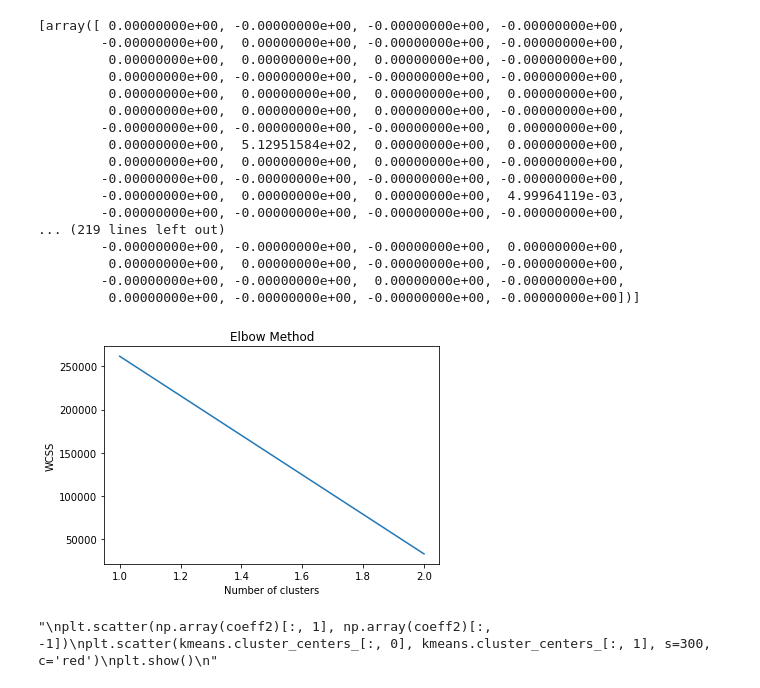
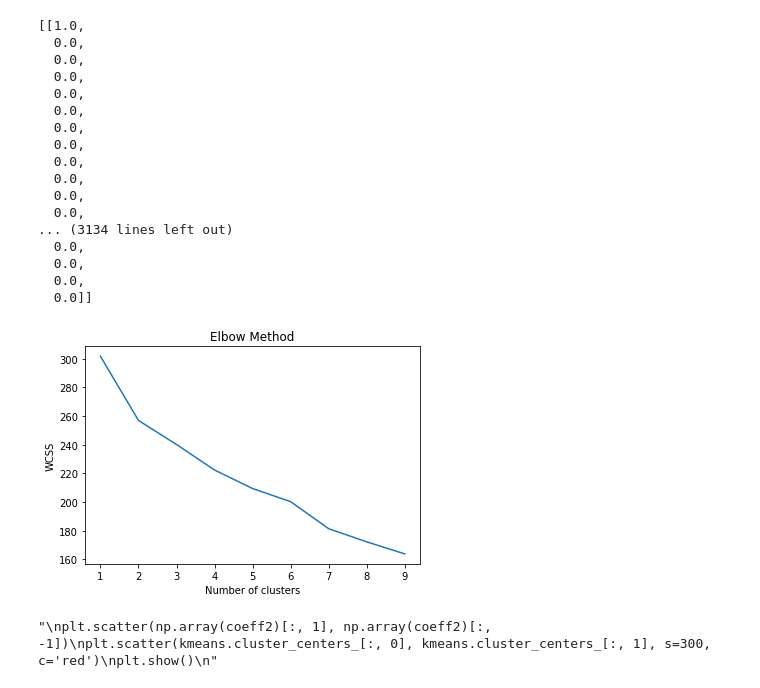
Before and after one commit to metehangelgi/indr491, a Jupyter notebook: dataProcess/lasso_singular_lag_last.ipynb, the cells around one changed output. Saved outputs shown, nothing was run; the diff lists cells and outputs as text; code cells hidden in the pictures.

```diff
--- a/dataProcess/lasso_singular_lag_last.ipynb
+++ b/dataProcess/lasso_singular_lag_last.ipynb
@@ -87,0 +108,7 @@ def regression(metrics, X_train, y_train, X_test, y_test):
+# %%
+salesID=[]
+for prodId in data["product_id"].unique():
+    prodData=data[data.product_id==int(prodId)]
+    salesID.append(np.mean(prodData['sales']))
+
+len([i for i in salesID if i > 20])
@@ -134,7 +187,11 @@ def manipulation_and_search(data, max_lag = 7, num_prod = numberofProducts):
 # %%
+col_names = []
+prodIds=[]
+Xs=[]
+Ys=[]
 import time
 start = time.perf_counter()
-metrics, X_train, y_train, X_test, y_test = manipulation_and_search(data)
+metrics, X_train, y_train, X_test, y_test, Xs, Ys = manipulation_and_search(data)
 end = time.perf_counter()
 print("It took ", (end-start)/60)
 # %% [output]
@@ -196,41 +235,58 @@ for i in range(numberofProducts):
 # %%
 #metric extraction
 coefficients = []
+index=0
+#prods=data["product_id"].unique()
+#prodIds
 for metric in metrics:
-    coefficients.append(metric[1])
+    Precoeffs= metric[1]
+    prodID=prodIds[index]
+    Postcoeffs=[f"{prodID}"]
+    for Precoeff in Precoeffs:
+        if Precoeff!=0.0:
+            Postcoeffs.append(1.0)
+        else:
+            Postcoeffs.append(0.0)
+    coefficients.append(Postcoeffs)
+    index+=1
 coeff2 = coefficients[:]
 # %%
-coeff2
+coeff3=[]
+prodsID=[]
+for co in coeff2:
+    coeff3.append(co[1:])
+    prodsID.append(co[0])
+coeff3
 # %% [output]
-[array([ 0.00000000e+00, -0.00000000e+00, -0.00000000e+00, -0.00000000e+00,
-        -0.00000000e+00,  0.00000000e+00, -0.00000000e+00, -0.00000000e+00,
-         0.00000000e+00,  0.00000000e+00,  0.00000000e+00, -0.00000000e+00,
-         0.00000000e+00, -0.00000000e+00, -0.00000000e+00, -0.00000000e+00,
-         0.00000000e+00,  0.00000000e+00,  0.00000000e+00,  0.00000000e+00,
-         0.00000000e+00,  0.00000000e+00,  0.00000000e+00, -0.00000000e+00,
-        -0.00000000e+00, -0.00000000e+00, -0.00000000e+00,  0.00000000e+00,
-         0.00000000e+00,  5.12951584e+02,  0.00000000e+00,  0.00000000e+00,
-         0.00000000e+00,  0.00000000e+00,  0.00000000e+00, -0.00000000e+00,
-        -0.00000000e+00, -0.00000000e+00, -0.00000000e+00, -0.00000000e+00,
-        -0.00000000e+00,  0.00000000e+00,  0.00000000e+00,  4.99964119e-03,
-        -0.00000000e+00, -0.00000000e+00, -0.00000000e+00, -0.00000000e+00,
-... (219 lines left out)
-        -0.00000000e+00, -0.00000000e+00, -0.00000000e+00,  0.00000000e+00,
-         0.00000000e+00,  0.00000000e+00, -0.00000000e+00, -0.00000000e+00,
-        -0.00000000e+00, -0.00000000e+00,  0.00000000e+00, -0.00000000e+00,
-         0.00000000e+00, -0.00000000e+00, -0.00000000e+00, -0.00000000e+00])]
+[[1.0,
+  0.0,
+  0.0,
+  0.0,
+  0.0,
+  0.0,
+  0.0,
+  0.0,
+  0.0,
+  0.0,
+  0.0,
+  0.0,
+... (3134 lines left out)
+  0.0,
+  0.0,
+  0.0,
+  0.0]]
 # %%
 wcss = []
-for i in range(1, numberofCluster):
-    kmeans = KMeans(n_clusters=i, init='k-means++', max_iter=300, n_init=10, random_state=0)
+for i in range(1, 10):
+    kmeans = KMeans(n_clusters=i, init='k-means++', max_iter=300, n_init=20, random_state=0)
     # coeff2 2D array bekliyor
-    kmeans.fit(coeff2)
+    kmeans.fit(coeff3)
     wcss.append(kmeans.inertia_)
-plt.plot(range(1, numberofCluster), wcss)
+plt.plot(range(1, 10), wcss)
 plt.title('Elbow Method')
 plt.xlabel('Number of clusters')
 plt.ylabel('WCSS')
 plt.show()
 # %% [output]
-[figure, old version]
+[figure, new version]
 # %%
```
Also changed, not shown: parts of 18 cells of this notebook.
